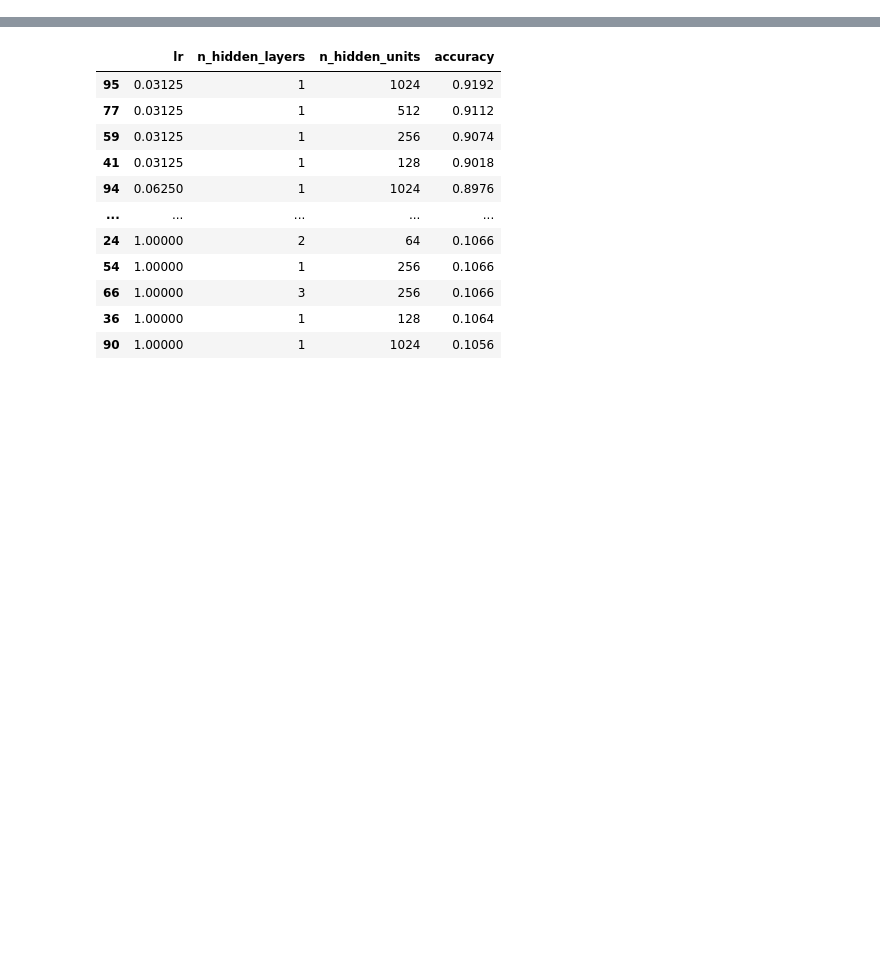
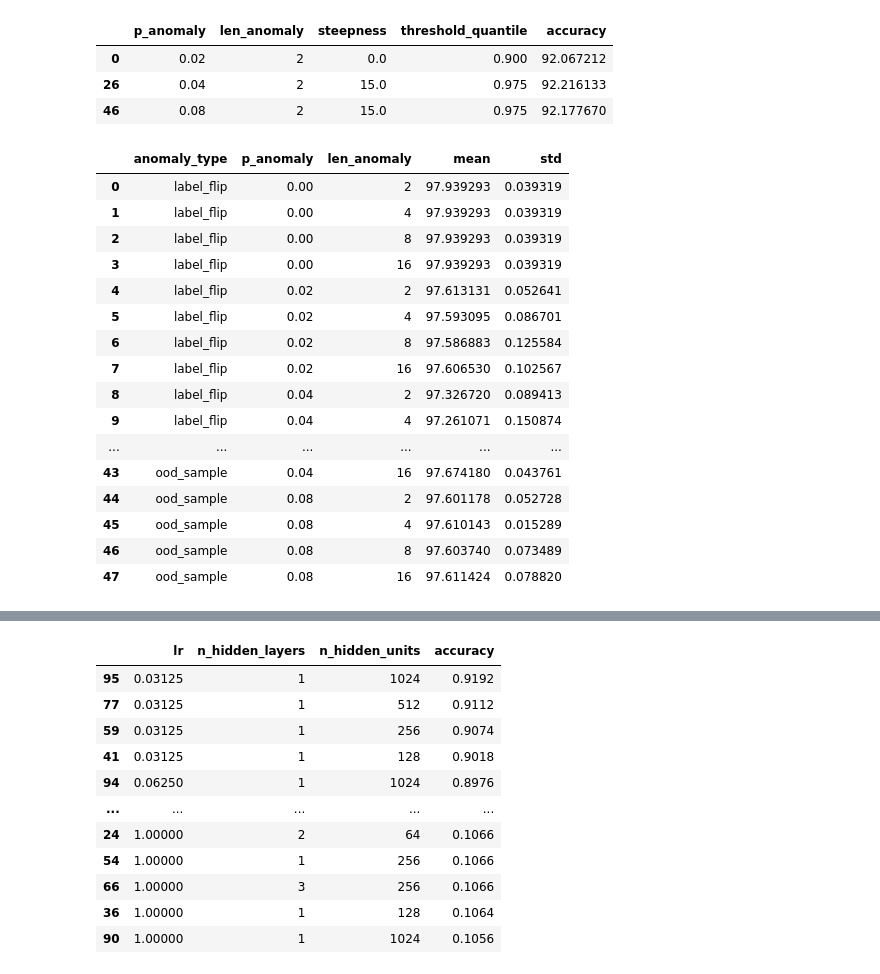
Before and after one commit to lucasczz/OLRONN, a Jupyter notebook: notebooks/dev.ipynb, the cells around one changed output, grey strips where cells are left out. Saved outputs shown, nothing was run; the diff lists cells and outputs as text; code cells hidden in the pictures; blank space fills up the shorter version.

Commit message:
feat: anom filtering experiments

```diff
--- a/notebooks/dev.ipynb
+++ b/notebooks/dev.ipynb
@@ -64,3 +79,45 @@ import itertools
+# %%
+dfr = dfm.reset_index()
+idcs = dfr.groupby(['p_anomaly'])['accuracy'].idxmax()
+dfr.loc[idcs]
+# %% [output]
+|  | p_anomaly | len_anomaly | steepness | threshold_quantile | accuracy |
+| 0 | 0.02 | 2 | 0.0 | 0.900 | 92.067212 |
+| 26 | 0.04 | 2 | 15.0 | 0.975 | 92.216133 |
+| 46 | 0.08 | 2 | 15.0 | 0.975 | 92.177670 |
+# %%
+df = pd.read_json("../reports/contamination_insects.jsonl", lines=True, orient="records")
+
+df["preds"] = df["preds"].apply(np.array)
+df["labels"] = df["labels"].apply(np.array)
+df["is_anom"] = df["is_anom"].apply(np.array)
+
+df["accuracy"] = df.apply(
+    lambda row: (row["preds"] == row["labels"])[~row["is_anom"]].mean() * 100, axis=1
+)
+parameters = ["anomaly_type", "p_anomaly", "len_anomaly"]
+
+dfm = df.groupby(parameters)["accuracy"].agg(["mean", "std"])
+dfm = dfm.reset_index()
+dfm
+# %% [output]
+|  | anomaly_type | p_anomaly | len_anomaly | mean | std |
+| 0 | label_flip | 0.00 | 2 | 97.939293 | 0.039319 |
+| 1 | label_flip | 0.00 | 4 | 97.939293 | 0.039319 |
+| 2 | label_flip | 0.00 | 8 | 97.939293 | 0.039319 |
+| 3 | label_flip | 0.00 | 16 | 97.939293 | 0.039319 |
+| 4 | label_flip | 0.02 | 2 | 97.613131 | 0.052641 |
+| 5 | label_flip | 0.02 | 4 | 97.593095 | 0.086701 |
+| 6 | label_flip | 0.02 | 8 | 97.586883 | 0.125584 |
+| 7 | label_flip | 0.02 | 16 | 97.606530 | 0.102567 |
+| 8 | label_flip | 0.04 | 2 | 97.326720 | 0.089413 |
+| 9 | label_flip | 0.04 | 4 | 97.261071 | 0.150874 |
+| ... | ... | ... | ... | ... | ... |
+| 43 | ood_sample | 0.04 | 16 | 97.674180 | 0.043761 |
+| 44 | ood_sample | 0.08 | 2 | 97.601178 | 0.052728 |
+| 45 | ood_sample | 0.08 | 4 | 97.610143 | 0.015289 |
+| 46 | ood_sample | 0.08 | 8 | 97.603740 | 0.073489 |
+| 47 | ood_sample | 0.08 | 16 | 97.611424 | 0.078820 |
 # %%
 df = pd.read_json("../reports/contamination_rmnist.jsonl", lines=True, orient="records")
 
```
Also changed, not shown: parts of 23 cells of this notebook, 11 other files.
